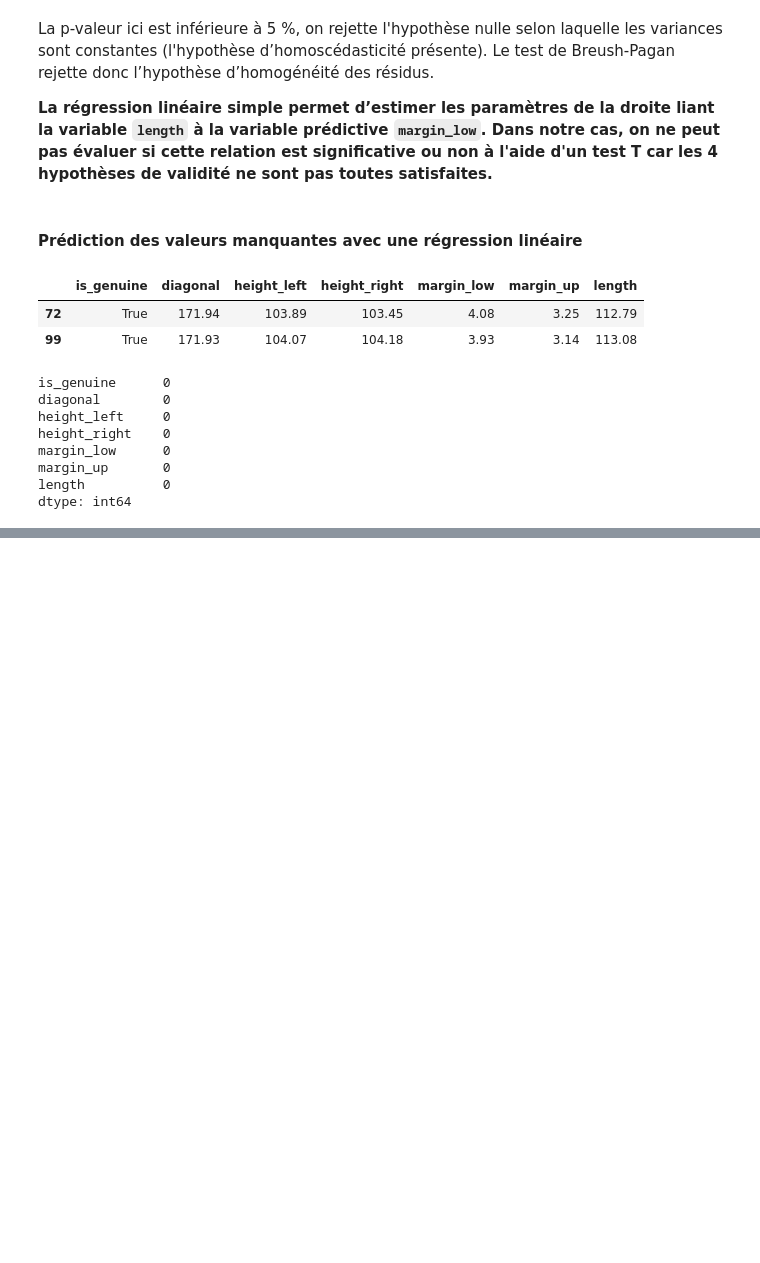
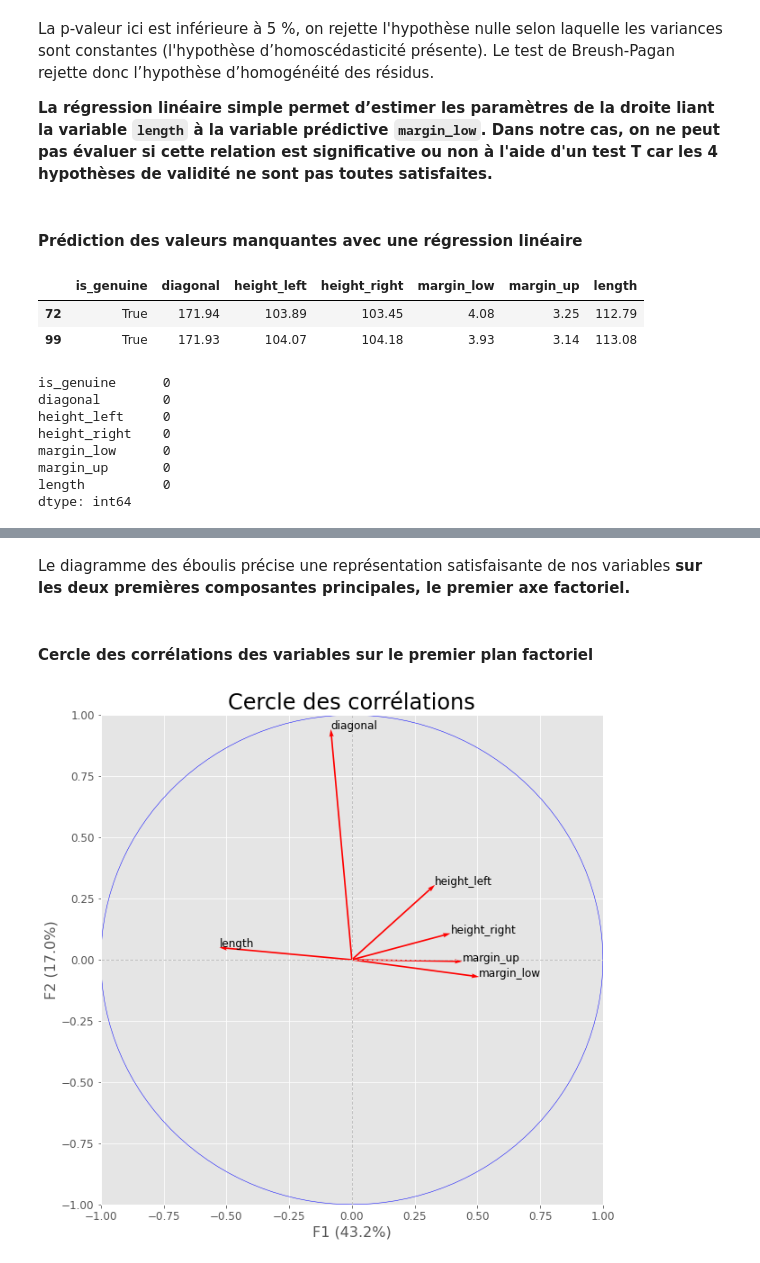
Before and after one commit to Drcadin/Detection_Faux_Billets, a Jupyter notebook: Detection_faux_billets.ipynb, the cells around one changed output, grey strips where cells are left out. Saved outputs shown, nothing was run; the diff lists cells and outputs as text; code cells hidden in the pictures; blank space fills up the shorter version.

```diff
--- a/Detection_faux_billets.ipynb
+++ b/Detection_faux_billets.ipynb
@@ -340,0 +491,36 @@ dtype: int64
+# %% [markdown]
+Le diagramme des éboulis précise une représentation satisfaisante de nos variables **sur les deux premières composantes principales, le premier axe factoriel.**
+# %% [markdown]
+#### Cercle des corrélations des variables sur le premier plan factoriel
+# %%
+#Calcul des composantes principales sur les deux premières
+pca = decomposition.PCA(n_components=2)
+pca.fit(X_scaled)
+
+pcs = pca.components_
+
+fig = plt.subplots(figsize=(10,10))
+plt.xlim(-1,1)
+plt.ylim(-1,1)
+
+plt.quiver(np.zeros(pcs.shape[1]), np.zeros(pcs.shape[1]),
+           pcs[0,:], pcs[1,:], angles='xy', scale_units='xy', scale=1, color='r', width= 0.003)
+
+for i, (x, y) in enumerate(zip(pcs[0, :], pcs[1, :])):
+    plt.text(x, y, billets.iloc[:,1:].columns[i])
+
+circle = plt.Circle((0,0), 1, facecolor='none', edgecolor='b')
+plt.gca().add_artist(circle)
+
+# Ajout des axes
+plt.plot([-1,1],[0,0],color='silver',linestyle='--',linewidth=1)
+plt.plot([0,0],[-1,1],color='silver',linestyle='--',linewidth=1)
+
+plt.title('Cercle des corrélations')
+plt.xlabel('F{} ({}%)'.format(1, round(100*pca.explained_variance_ratio_[0],1)))
+plt.ylabel('F{} ({}%)'.format(2, round(100*pca.explained_variance_ratio_[1],1)))
+
+#plt.savefig("p6_graphic/cercle_correlation.png")
+plt.show()
+# %% [output]
+[figure, added]
```
Also changed, not shown: parts of 32 cells of this notebook.
